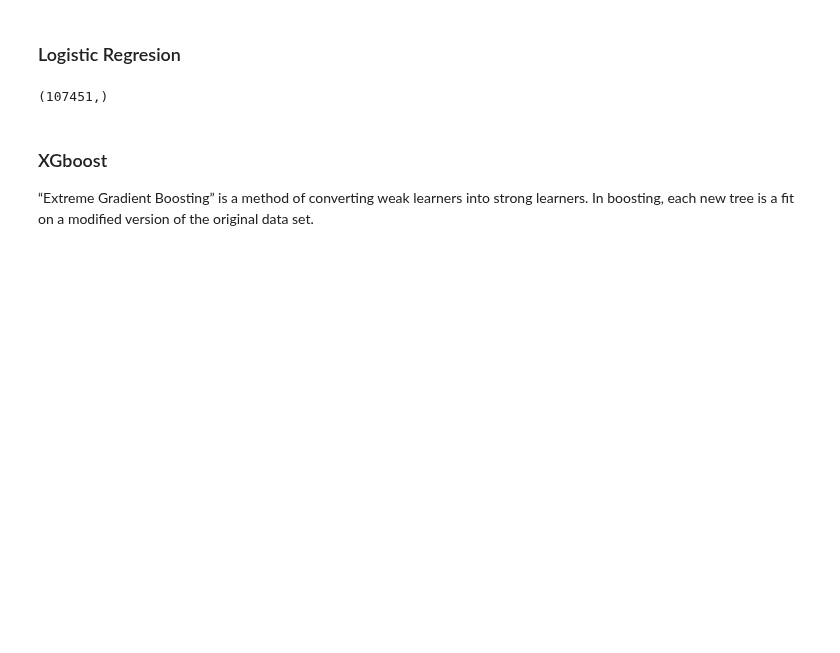
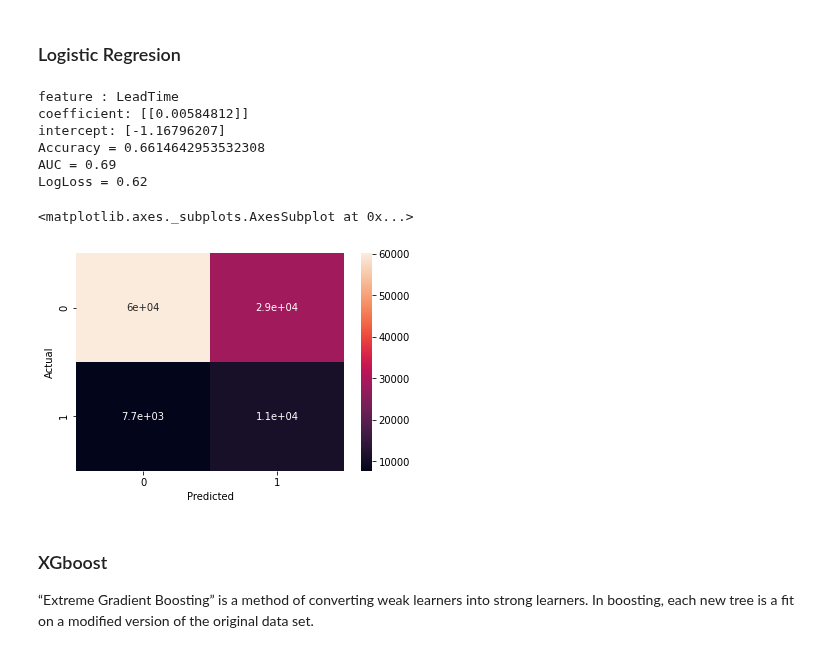
Before and after one commit to alejandromanas/GoogleColab_public, a Jupyter notebook: Bookings.ipynb, the cells around one changed output. Drawn from its saved outputs; the diff is of its cells as text; code cells hidden in the pictures; blank space fills up the shorter version.

```diff
--- a/Bookings.ipynb
+++ b/Bookings.ipynb
@@ -231,27 +231,37 @@ Y = pd.read_csv("https://raw.githubusercontent.com/alejandromanas/GoogleColab_pu
 # %%
 from sklearn.linear_model import LogisticRegression
 
 # Lead Time
 
 x_train, x_test, y_train, y_test = train_test_split(X, Y, test_size=0.10, random_state=42)
 
 feature = 'LeadTime'
 
 print('feature :',feature)
 
 clf = LogisticRegression(random_state=0, solver='lbfgs')
 clf=clf.fit(x_train[[feature]],y_train)
 y_pred = clf.predict(x_train[[feature]])
+y_train= y_train.to_numpy().ravel()
+
 print('coefficient:',clf.coef_)
-clf.intercept_
+print('intercept:',clf.intercept_)
+
 y_pred.shape
 predict_metrics(x_train[[feature]],y_train,clf)
 
 confusion_matrix = pd.crosstab(y_pred, y_train, rownames=['Actual'], colnames=['Predicted'])
 
 sn.heatmap(confusion_matrix, annot=True)
 # %% [output]
-(107451,)
+feature : LeadTime
+coefficient: [[0.00584812]]
+intercept: [-1.16796207]
+Accuracy = 0.6614642953532308
+AUC = 0.69
+LogLoss = 0.62
+<matplotlib.axes._subplots.AxesSubplot at 0x...>
+[figure, added]
 # %% [markdown]
 ### XGboost
 
```
